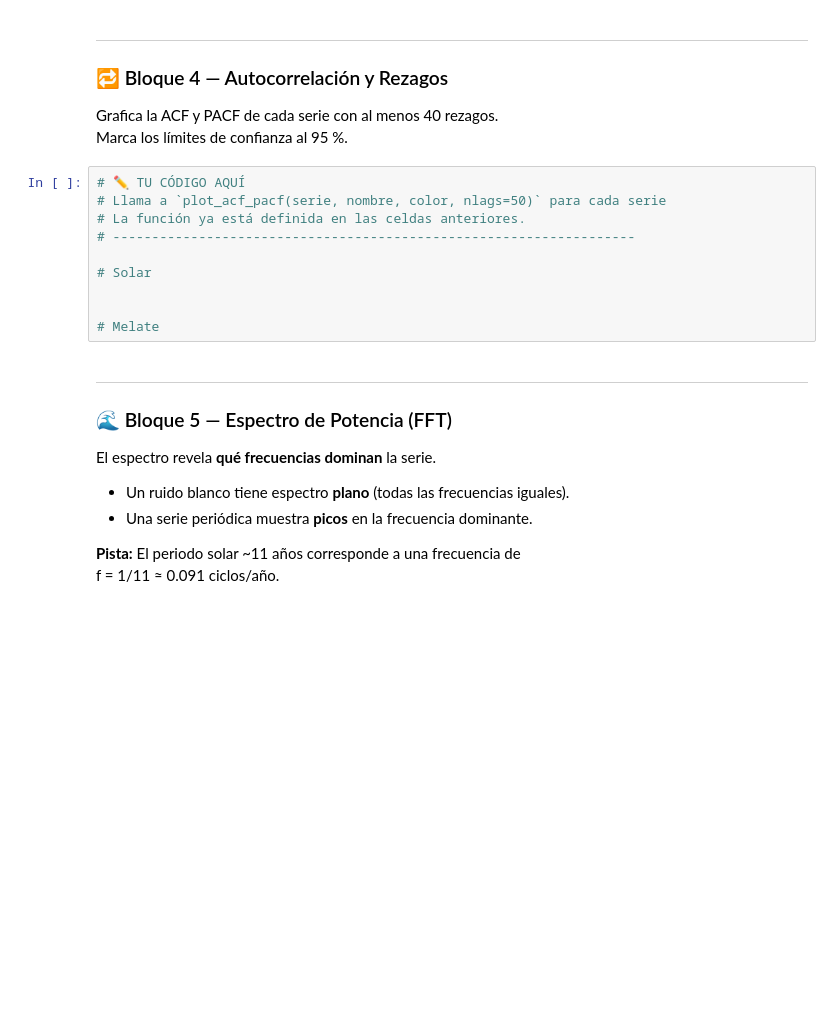
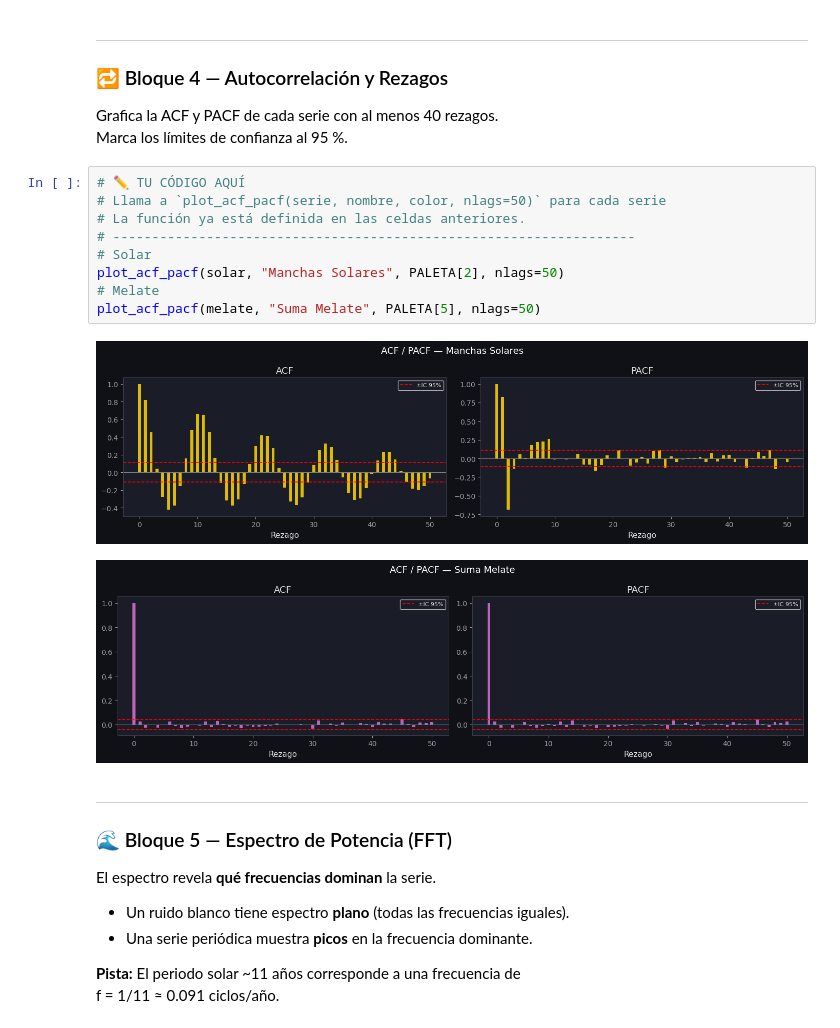
Before and after one commit to Alan-Rojas/School-Notes, a Jupyter notebook: Num_Analysis/M4/actividad_diagnostica_series_tiempo.ipynb, the cells around one changed output. Saved outputs shown, nothing was run; the diff lists cells and outputs as text; blank space fills up the shorter version.

```diff
--- a/Num_Analysis/M4/actividad_diagnostica_series_tiempo.ipynb
+++ b/Num_Analysis/M4/actividad_diagnostica_series_tiempo.ipynb
@@ -681,13 +718,15 @@ Marca los límites de confianza al 95 %.
 # %%
 # ✏️ TU CÓDIGO AQUÍ
 # Llama a `plot_acf_pacf(serie, nombre, color, nlags=50)` para cada serie
 # La función ya está definida en las celdas anteriores.
 # -------------------------------------------------------------------
-
 # Solar
-
-
+plot_acf_pacf(solar, "Manchas Solares", PALETA[2], nlags=50)
 # Melate
+plot_acf_pacf(melate, "Suma Melate", PALETA[5], nlags=50)
+# %% [output]
+[figure, added]
+[figure, added]
 # %% [markdown]
 ---
 ### 🌊 Bloque 5 — Espectro de Potencia (FFT)
```
Also changed, not shown: parts of 9 cells of this notebook, 3 other files.
